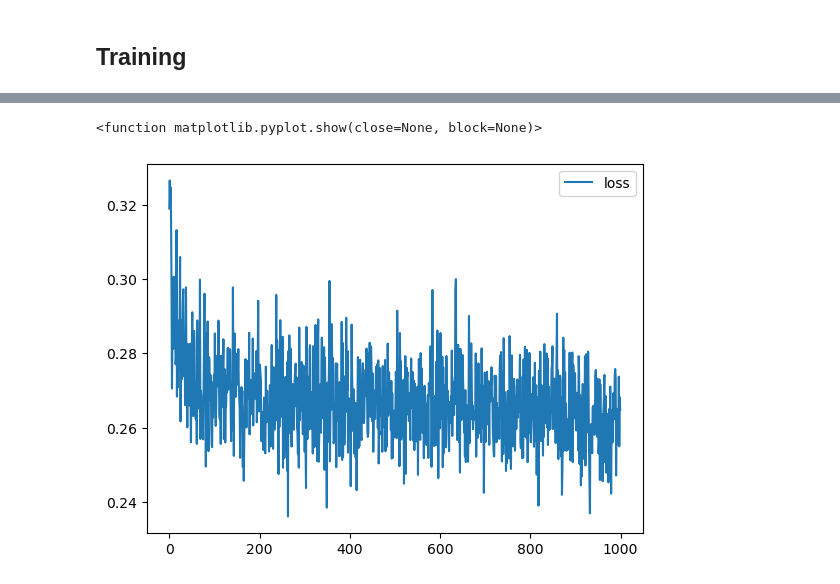
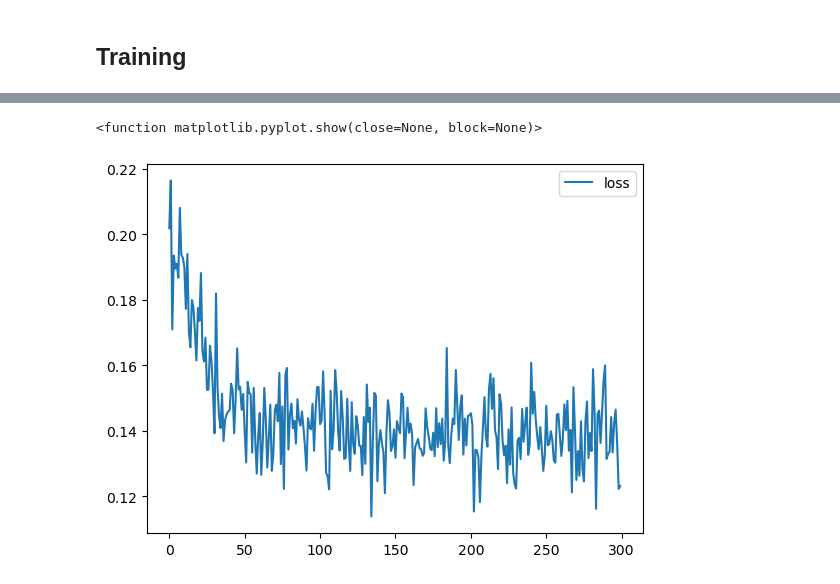
Before and after one commit to alexandremahdhaoui/udplb, a Jupyter notebook: analysis/rlt/rlt-ai-1.ipynb, the cells around one changed output, grey strips where cells are left out. Cells and saved outputs as stored; diff of their text form; code cells hidden in the pictures.

```diff
--- a/analysis/rlt/rlt-ai-1.ipynb
+++ b/analysis/rlt/rlt-ai-1.ipynb
@@ -249,7 +249,7 @@ def example_output_data():
 
     a = torch.Tensor((
         [
-            [0, 0, 0], [0, 0, 0], [1, 1, 1], [1, 1, 1],
+            [0, 1, 2], [3, 4, 5], [0, 0, 0], [0, 1, 2],
         ],[
             [0, 0, 0], [0, 0, 0], [1, 1, 1], [1, 1, 1],
         ]
@@ -482,7 +494,7 @@ torch.Size([16, 100, 2])
 # %%
 # Hyper parameters
 learning_rate = 1e-3
-epochs = 1000
+epochs = 300
 batch_size = 16
 
 # Experiment parameters
@@ -497,7 +509,7 @@ nBeforeBounds = (3, n_max)
 nAfterBounds = (2, n_max)
 variance = (1.0, 10)
 # -- hl_size: hidden layer size.
-hl_size=1024
+hl_size=64
 
 cfg = Config(n_max, m, o, nBeforeBounds, nAfterBounds, variance)
 scgen = NewScenarioGenerator(cfg)
@@ -525,7 +537,7 @@ for epoch in range(epochs):
     a_out = model(a_in)
     # -- compute loss
     loss = 0
-    loss += StabilityLoss(b_in, a_in, b_out, a_out, print_stab=(epoch==epochs-1))
+    loss += StabilityLoss(b_in, a_in, b_out, a_out, print_stab=False)
     loss += AccuracyLoss(b_in, b_out)
     loss += AccuracyLoss(a_in, a_out)
     loss += DistributionLoss(b_in, b_out)
@@ -584,2 +596,2 @@ epoch 801/1000: loss=0.2614137530326843, elapsed_time=0:00:21.066269
 <function matplotlib.pyplot.show(close=None, block=None)>
-[figure, old version]
+[figure, new version]
```
Also changed, not shown: parts of 5 cells of this notebook.
